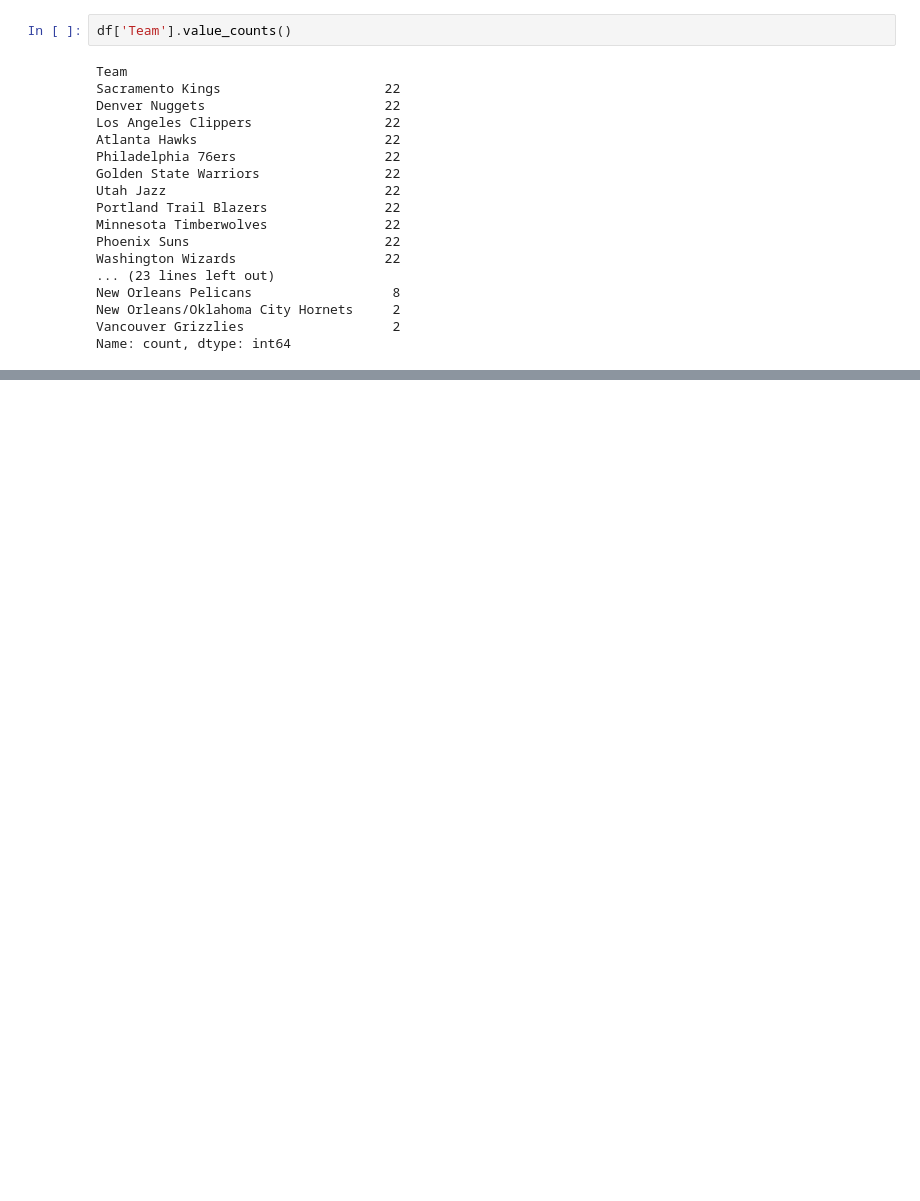
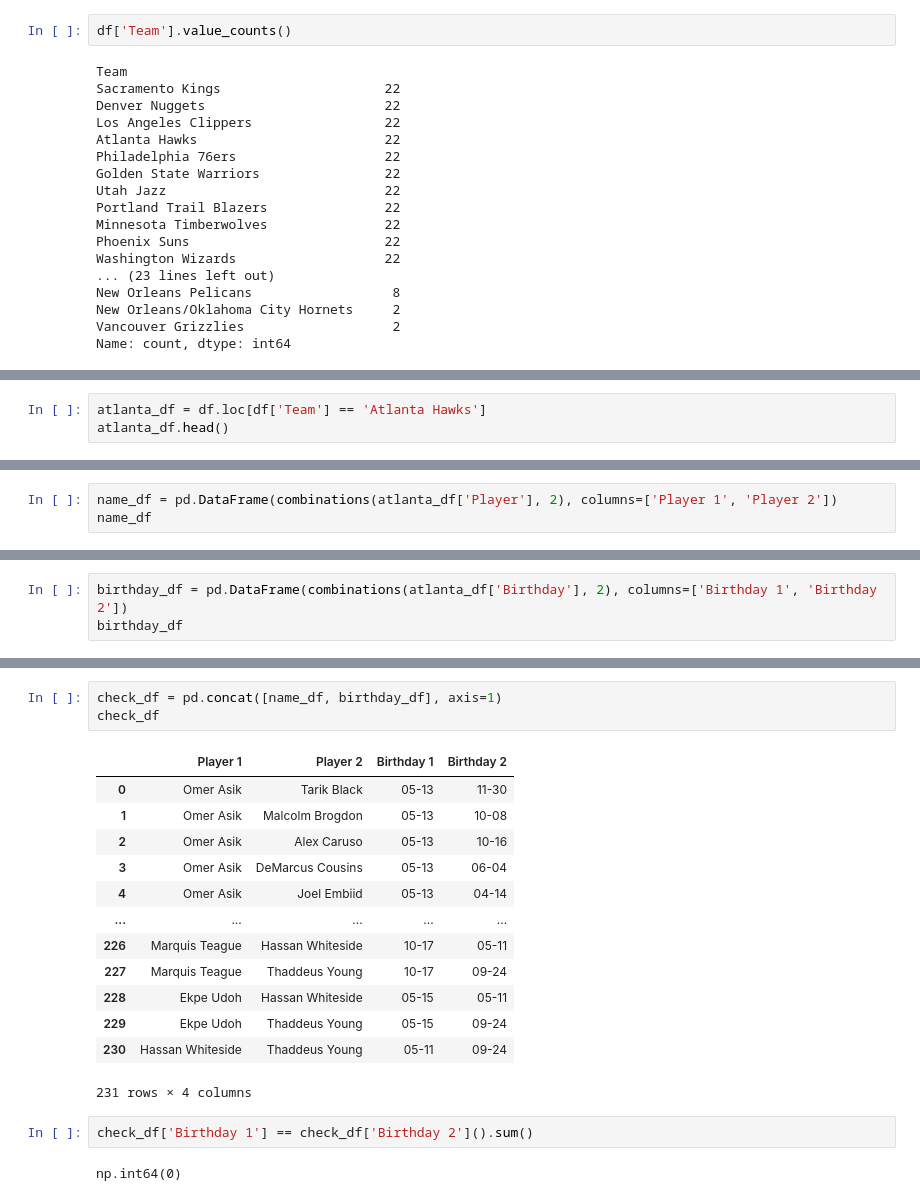
Before and after one commit to Ashish-khanagwal/Artificial-Intelligence, a Jupyter notebook: 4. Pandas/inter-birthday-paradox-nba.ipynb, the cells around one changed output, grey strips where cells are left out. Saved outputs shown, nothing was run; the diff lists cells and outputs as text; blank space fills up the shorter version.

```diff
--- a/4. Pandas/inter-birthday-paradox-nba.ipynb
+++ b/4. Pandas/inter-birthday-paradox-nba.ipynb
@@ -104,0 +332,3 @@ Name: count, dtype: int64
+# %%
+atlanta_df = df.loc[df['Team'] == 'Atlanta Hawks']
+atlanta_df.head()
@@ -104,0 +346,3 @@ Name: count, dtype: int64
+# %%
+name_df = pd.DataFrame(combinations(atlanta_df['Player'], 2), columns=['Player 1', 'Player 2'])
+name_df
@@ -104,0 +363,3 @@ Name: count, dtype: int64
+# %%
+birthday_df = pd.DataFrame(combinations(atlanta_df['Birthday'], 2), columns=['Birthday 1', 'Birthday 2'])
+birthday_df
@@ -104,0 +380,21 @@ Name: count, dtype: int64
+# %%
+check_df = pd.concat([name_df, birthday_df], axis=1)
+check_df
+# %% [output]
+|  | Player 1 | Player 2 | Birthday 1 | Birthday 2 |
+| 0 | Omer Asik | Tarik Black | 05-13 | 11-30 |
+| 1 | Omer Asik | Malcolm Brogdon | 05-13 | 10-08 |
+| 2 | Omer Asik | Alex Caruso | 05-13 | 10-16 |
+| 3 | Omer Asik | DeMarcus Cousins | 05-13 | 06-04 |
+| 4 | Omer Asik | Joel Embiid | 05-13 | 04-14 |
+| ... | ... | ... | ... | ... |
+| 226 | Marquis Teague | Hassan Whiteside | 10-17 | 05-11 |
+| 227 | Marquis Teague | Thaddeus Young | 10-17 | 09-24 |
+| 228 | Ekpe Udoh | Hassan Whiteside | 05-15 | 05-11 |
+| 229 | Ekpe Udoh | Thaddeus Young | 05-15 | 09-24 |
+| 230 | Hassan Whiteside | Thaddeus Young | 05-11 | 09-24 |
+231 rows × 4 columns
+# %%
+check_df['Birthday 1'] == check_df['Birthday 2']().sum()
+# %% [output]
+np.int64(0)
```
Also changed, not shown: parts of 47 cells of this notebook, 2 other files.
